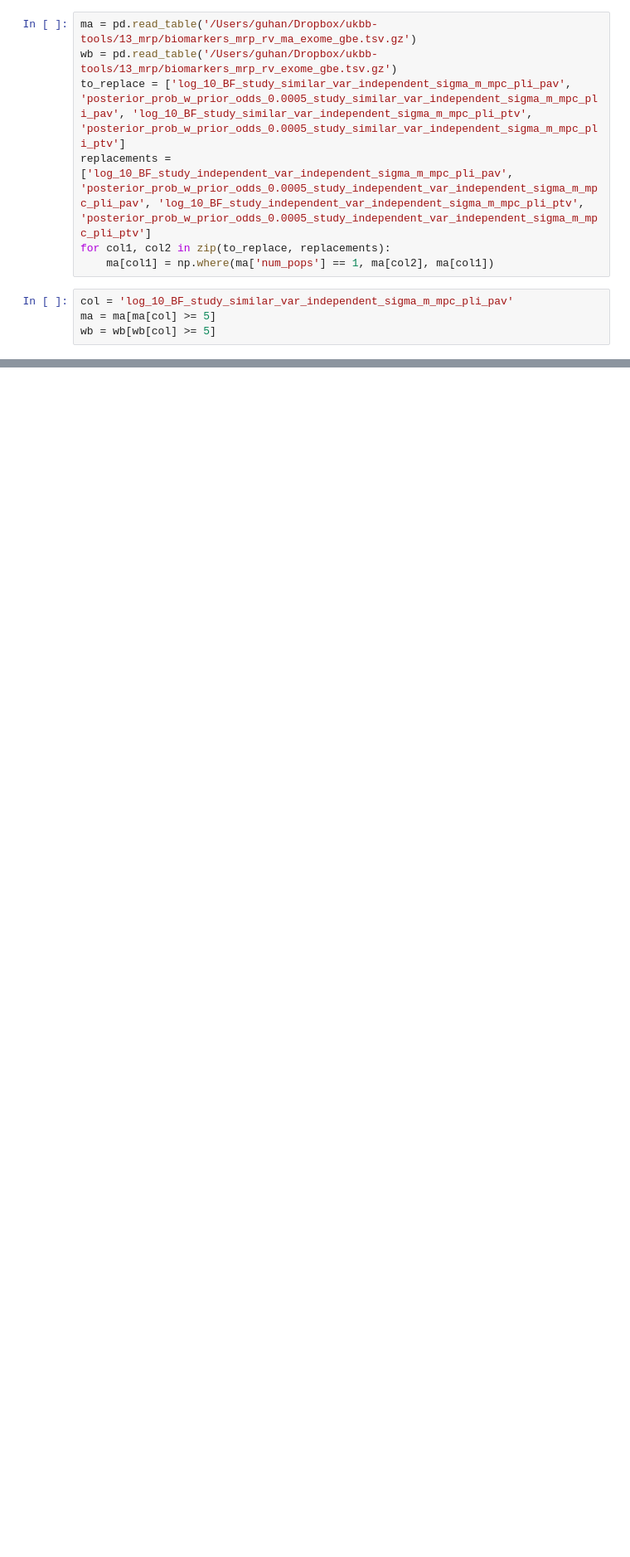
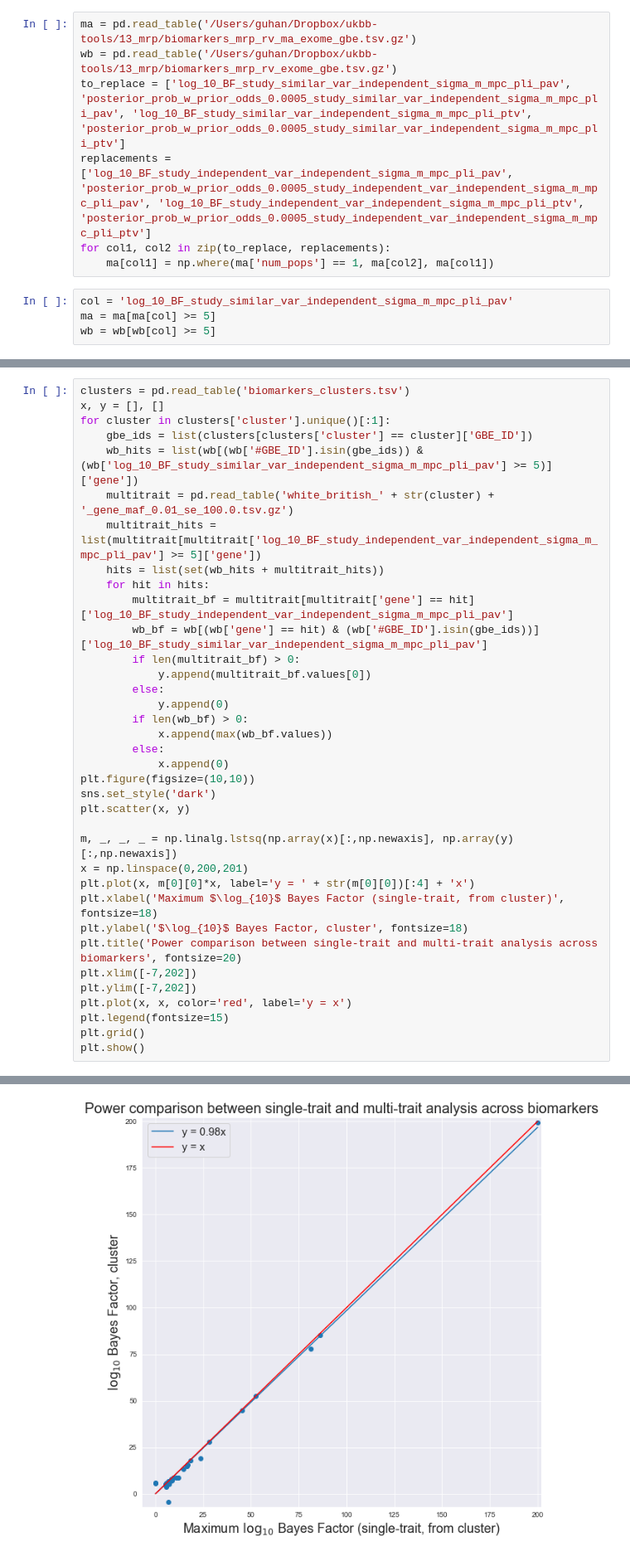
Before and after one commit to rivas-lab/ukbb-tools, a Jupyter notebook: 13_mrp/power_comparison.ipynb, the cells around one changed output, grey strips where cells are left out. Shown: that part at 83% size. Drawn from its saved outputs; the diff is of its cells as text; blank space fills up the shorter version.

```diff
--- a/13_mrp/power_comparison.ipynb
+++ b/13_mrp/power_comparison.ipynb
@@ -42,3 +42,40 @@ plt.show()
 To use the future default and silence this warning we advise to pass `rcond=None`, to keep using the old, explicitly pass `rcond=-1`.
   if sys.path[0] == '':
 [figure]
+# %%
+clusters = pd.read_table('biomarkers_clusters.tsv')
+x, y = [], []
+for cluster in clusters['cluster'].unique()[:1]:
+    gbe_ids = list(clusters[clusters['cluster'] == cluster]['GBE_ID'])
+    wb_hits = list(wb[(wb['#GBE_ID'].isin(gbe_ids)) & (wb['log_10_BF_study_similar_var_independent_sigma_m_mpc_pli_pav'] >= 5)]['gene'])
+    multitrait = pd.read_table('white_british_' + str(cluster) + '_gene_maf_0.01_se_100.0.tsv.gz')
+    multitrait_hits = list(multitrait[multitrait['log_10_BF_study_independent_var_independent_sigma_m_mpc_pli_pav'] >= 5]['gene'])
+    hits = list(set(wb_hits + multitrait_hits))
+    for hit in hits:
+        multitrait_bf = multitrait[multitrait['gene'] == hit]['log_10_BF_study_independent_var_independent_sigma_m_mpc_pli_pav']
+        wb_bf = wb[(wb['gene'] == hit) & (wb['#GBE_ID'].isin(gbe_ids))]['log_10_BF_study_similar_var_independent_sigma_m_mpc_pli_pav']
+        if len(multitrait_bf) > 0:
+            y.append(multitrait_bf.values[0])
+        else:
+            y.append(0)
+        if len(wb_bf) > 0:
+            x.append(max(wb_bf.values))
+        else:
+            x.append(0)
+plt.figure(figsize=(10,10))
+sns.set_style('dark')
+plt.scatter(x, y)
+
+m, _, _, _ = np.linalg.lstsq(np.array(x)[:,np.newaxis], np.array(y)[:,np.newaxis])
+x = np.linspace(0,200,201)
+plt.plot(x, m[0][0]*x, label='y = ' + str(m[0][0])[:4] + 'x')
+plt.xlabel('Maximum $\log_{10}$ Bayes Factor (single-trait, from cluster)', fontsize=18)
+plt.ylabel('$\log_{10}$ Bayes Factor, cluster', fontsize=18)
+plt.title('Power comparison between single-trait and multi-trait analysis across biomarkers', fontsize=20)
+plt.xlim([-7,202])
+plt.ylim([-7,202])
+plt.plot(x, x, color='red', label='y = x')
+plt.legend(fontsize=15)
+plt.grid()
+plt.show()
+# %% [output]
@@ -44,0 +83 @@ To use the future default and silence this warning we advise to pass `rcond=None
+[figure, added]
```
Also changed, not shown: parts of 1 cell of this notebook, 3 other files.
